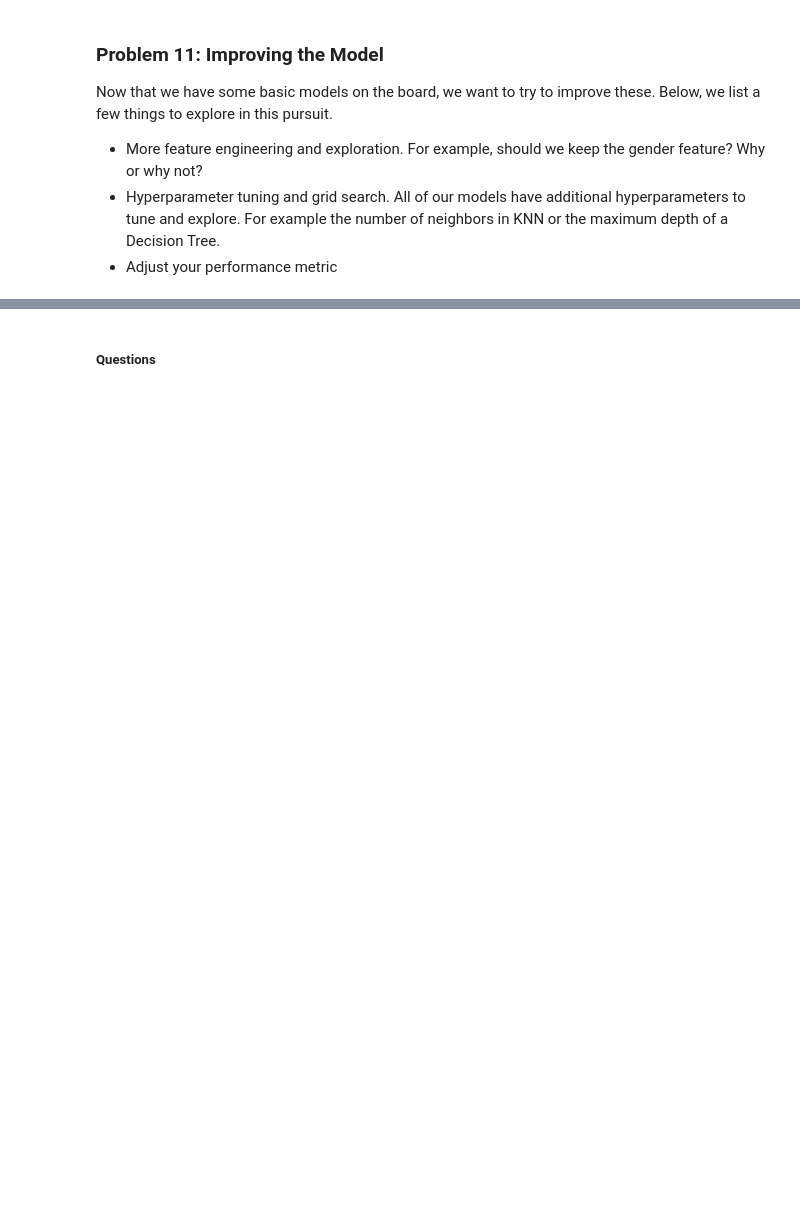
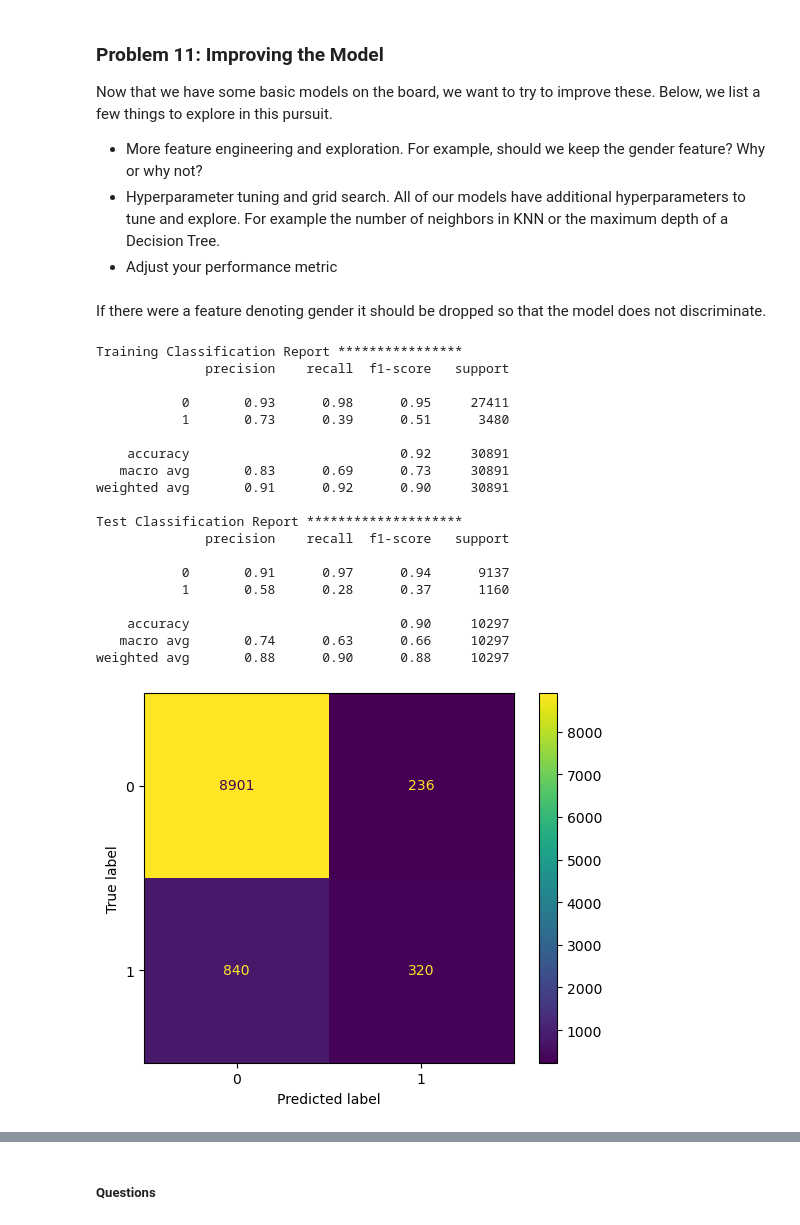
Before and after one commit to joxborrow/comparing_classifiers, a Jupyter notebook: prompt_III.ipynb, the cells around one changed output, grey strips where cells are left out. Saved outputs shown, nothing was run; the diff lists cells and outputs as text; code cells hidden in the pictures; blank space fills up the shorter version.

```diff
--- a/prompt_III.ipynb
+++ b/prompt_III.ipynb
@@ -270,3 +303,50 @@ Now that we have some basic models on the board, we want to try to improve these
 - More feature engineering and exploration.  For example, should we keep the gender feature?  Why or why not?
 - Hyperparameter tuning and grid search.  All of our models have additional hyperparameters to tune and explore.  For example the number of neighbors in KNN or the maximum depth of a Decision Tree.
 - Adjust your performance metric
+# %% [markdown]
+If there were a feature denoting gender it should be dropped so that the model does
+not discriminate.
+# %%
+# Fit a KNN model
+knn_clf = KNeighborsClassifier()
+poly_features = PolynomialFeatures(degree=2)
+standard_scaler = StandardScaler()
+param_grid = {'knn_clf__n_neighbors': [1, 3, 5 , 7]}
+
+# Build Pipeline
+knn_pipe = Pipeline([('poly_features', poly_features),
+                     ('standard_scaler', standard_scaler),
+                     ('knn_clf', knn_clf)])
+
+# Execute grid search
+knn_grid = GridSearchCV(knn_pipe, param_grid=param_grid)
+knn_grid.fit(X_train, y_train.to_numpy().ravel())
+knn_preds = knn_grid.predict(X_test)
+
+ConfusionMatrixDisplay(confusion_matrix(y_test, knn_preds)).plot()
+
+print('Training Classification Report ****************')
+print(classification_report(y_train, knn_grid.predict(X_train)))
+print('Test Classification Report ********************')
+print(classification_report(y_test, knn_preds))
+# %% [output]
+Training Classification Report ****************
+              precision    recall  f1-score   support
+
+           0       0.93      0.98      0.95     27411
+           1       0.73      0.39      0.51      3480
+
+    accuracy                           0.92     30891
+   macro avg       0.83      0.69      0.73     30891
+weighted avg       0.91      0.92      0.90     30891
+
+Test Classification Report ********************
+              precision    recall  f1-score   support
+
+           0       0.91      0.97      0.94      9137
+           1       0.58      0.28      0.37      1160
+
+    accuracy                           0.90     10297
+   macro avg       0.74      0.63      0.66     10297
+weighted avg       0.88      0.90      0.88     10297
+[figure, added]
```
Also changed, not shown: parts of 6 cells of this notebook.
